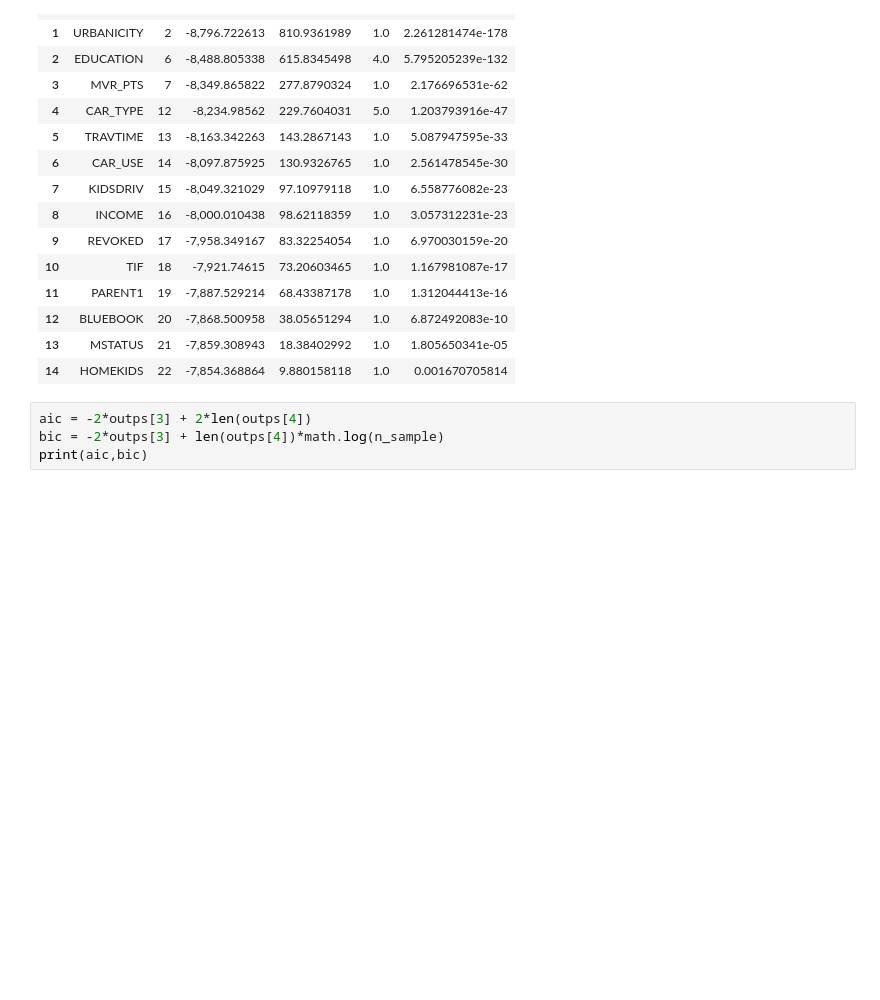
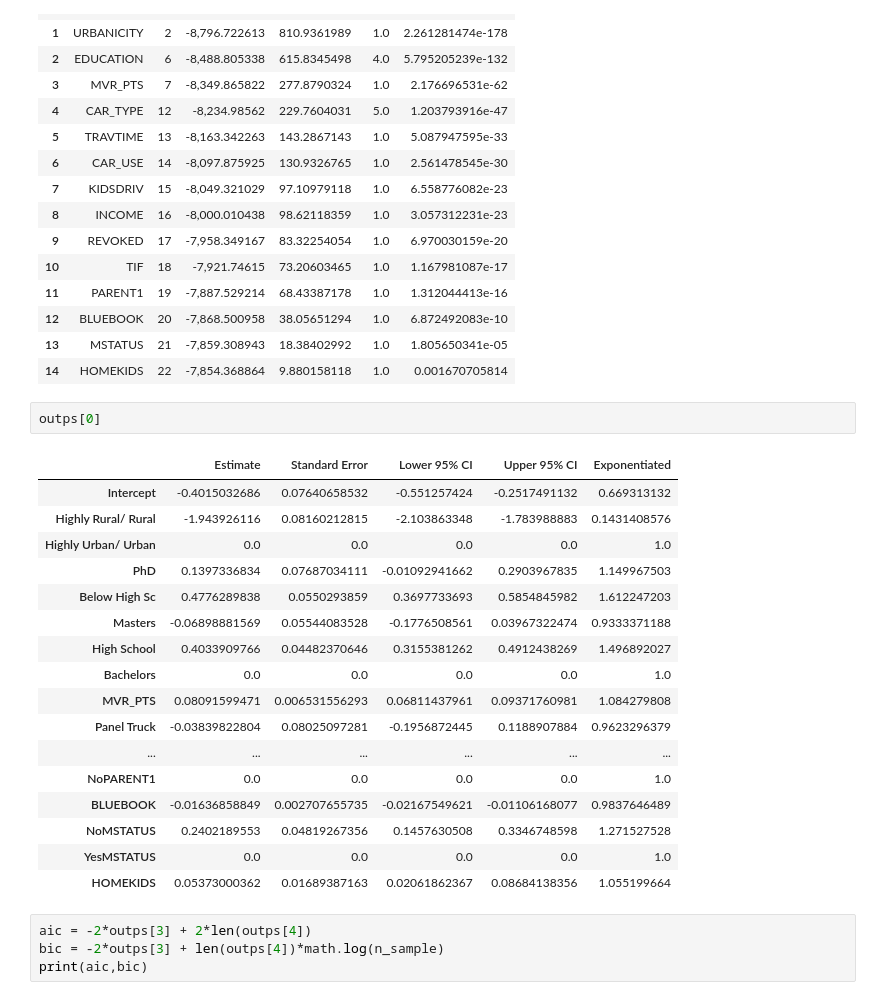
Before and after one commit to vishal-parameswaran/University-of-Chicago, a Jupyter notebook: Linear-Non Linear Models/Assignment 2/assignment-2-lnl.ipynb, the cells around one changed output. Saved outputs shown, nothing was run; the diff lists cells and outputs as text; blank space fills up the shorter version.

```diff
--- a/Linear-Non Linear Models/Assignment 2/assignment-2-lnl.ipynb
+++ b/Linear-Non Linear Models/Assignment 2/assignment-2-lnl.ipynb
@@ -184,6 +180,26 @@ df
 | 12 | BLUEBOOK | 20 | -7,868.500958 | 38.05651294 | 1.0 | 6.872492083e-10 |
 | 13 | MSTATUS | 21 | -7,859.308943 | 18.38402992 | 1.0 | 1.805650341e-05 |
 | 14 | HOMEKIDS | 22 | -7,854.368864 | 9.880158118 | 1.0 | 0.001670705814 |
+# %%
+outps[0]
+# %% [output]
+|  | Estimate | Standard Error | Lower 95% CI | Upper 95% CI | Exponentiated |
+| Intercept | -0.4015032686 | 0.07640658532 | -0.551257424 | -0.2517491132 | 0.669313132 |
+| Highly Rural/ Rural | -1.943926116 | 0.08160212815 | -2.103863348 | -1.783988883 | 0.1431408576 |
+| Highly Urban/ Urban | 0.0 | 0.0 | 0.0 | 0.0 | 1.0 |
+| PhD | 0.1397336834 | 0.07687034111 | -0.01092941662 | 0.2903967835 | 1.149967503 |
+| Below High Sc | 0.4776289838 | 0.0550293859 | 0.3697733693 | 0.5854845982 | 1.612247203 |
+| Masters | -0.06898881569 | 0.05544083528 | -0.1776508561 | 0.03967322474 | 0.9333371188 |
+| High School | 0.4033909766 | 0.04482370646 | 0.3155381262 | 0.4912438269 | 1.496892027 |
+| Bachelors | 0.0 | 0.0 | 0.0 | 0.0 | 1.0 |
+| MVR_PTS | 0.08091599471 | 0.006531556293 | 0.06811437961 | 0.09371760981 | 1.084279808 |
+| Panel Truck | -0.03839822804 | 0.08025097281 | -0.1956872445 | 0.1188907884 | 0.9623296379 |
+| ... | ... | ... | ... | ... | ... |
+| NoPARENT1 | 0.0 | 0.0 | 0.0 | 0.0 | 1.0 |
+| BLUEBOOK | -0.01636858849 | 0.002707655735 | -0.02167549621 | -0.01106168077 | 0.9837646489 |
+| NoMSTATUS | 0.2402189553 | 0.04819267356 | 0.1457630508 | 0.3346748598 | 1.271527528 |
+| YesMSTATUS | 0.0 | 0.0 | 0.0 | 0.0 | 1.0 |
+| HOMEKIDS | 0.05373000362 | 0.01689387163 | 0.02061862367 | 0.08684138356 | 1.055199664 |
 # %%
 aic = -2*outps[3] + 2*len(outps[4])
 bic = -2*outps[3] + len(outps[4])*math.log(n_sample)
```
Also changed, not shown: parts of 20 cells of this notebook, 5 other files.
